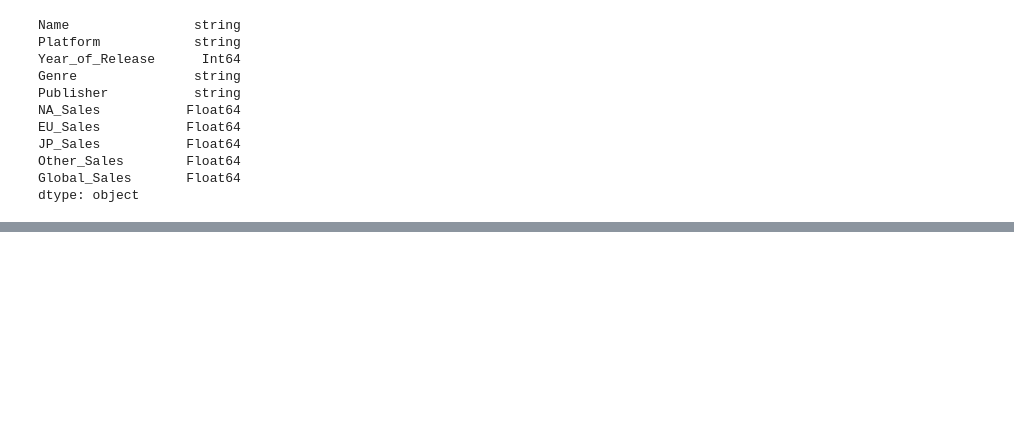
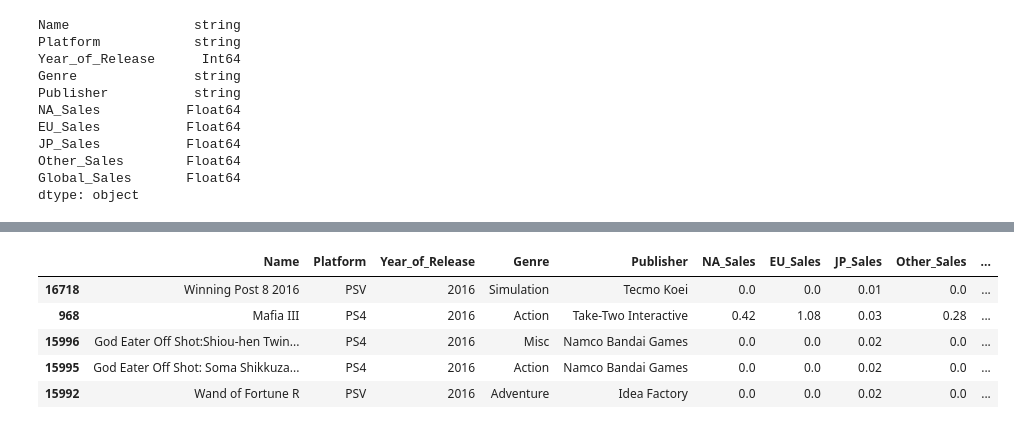
Before and after one commit to pmloppnow/JUMP-Plus, a Jupyter notebook: Project 4/VideoGameSalesCleaningPhase.ipynb, the cells around one changed output, grey strips where cells are left out. Cells and saved outputs as stored; diff of their text form; code cells hidden in the pictures; blank space fills up the shorter version.

```diff
--- a/Project 4/VideoGameSalesCleaningPhase.ipynb
+++ b/Project 4/VideoGameSalesCleaningPhase.ipynb
@@ -115,3 +127,14 @@ dtype: object
+# %%
+# Removed the 4 games released after 2016.
+sales = sales.drop([5936, 16385, 14086, 16222])
+sales.sort_values(by = "Year_of_Release", ascending = False).head()
+# %% [output]
+|  | Name | Platform | Year_of_Release | Genre | Publisher | NA_Sales | EU_Sales | JP_Sales | Other_Sales | ... |
+| 16718 | Winning Post 8 2016 | PSV | 2016 | Simulation | Tecmo Koei | 0.0 | 0.0 | 0.01 | 0.0 | ... |
+| 968 | Mafia III | PS4 | 2016 | Action | Take-Two Interactive | 0.42 | 1.08 | 0.03 | 0.28 | ... |
+| 15996 | God Eater Off Shot:Shiou-hen Twin... | PS4 | 2016 | Misc | Namco Bandai Games | 0.0 | 0.0 | 0.02 | 0.0 | ... |
+| 15995 | God Eater Off Shot: Soma Shikkuza... | PS4 | 2016 | Action | Namco Bandai Games | 0.0 | 0.0 | 0.02 | 0.0 | ... |
+| 15992 | Wand of Fortune R | PSV | 2016 | Adventure | Idea Factory | 0.0 | 0.0 | 0.02 | 0.0 | ... |
 # %%
 # 10. Export the dataframe to your desired location with no index column.
 sales.to_csv("Video_Games_Sales_Cleaned.csv", index = False)
```
Also changed, not shown: parts of 4 cells of this notebook.
